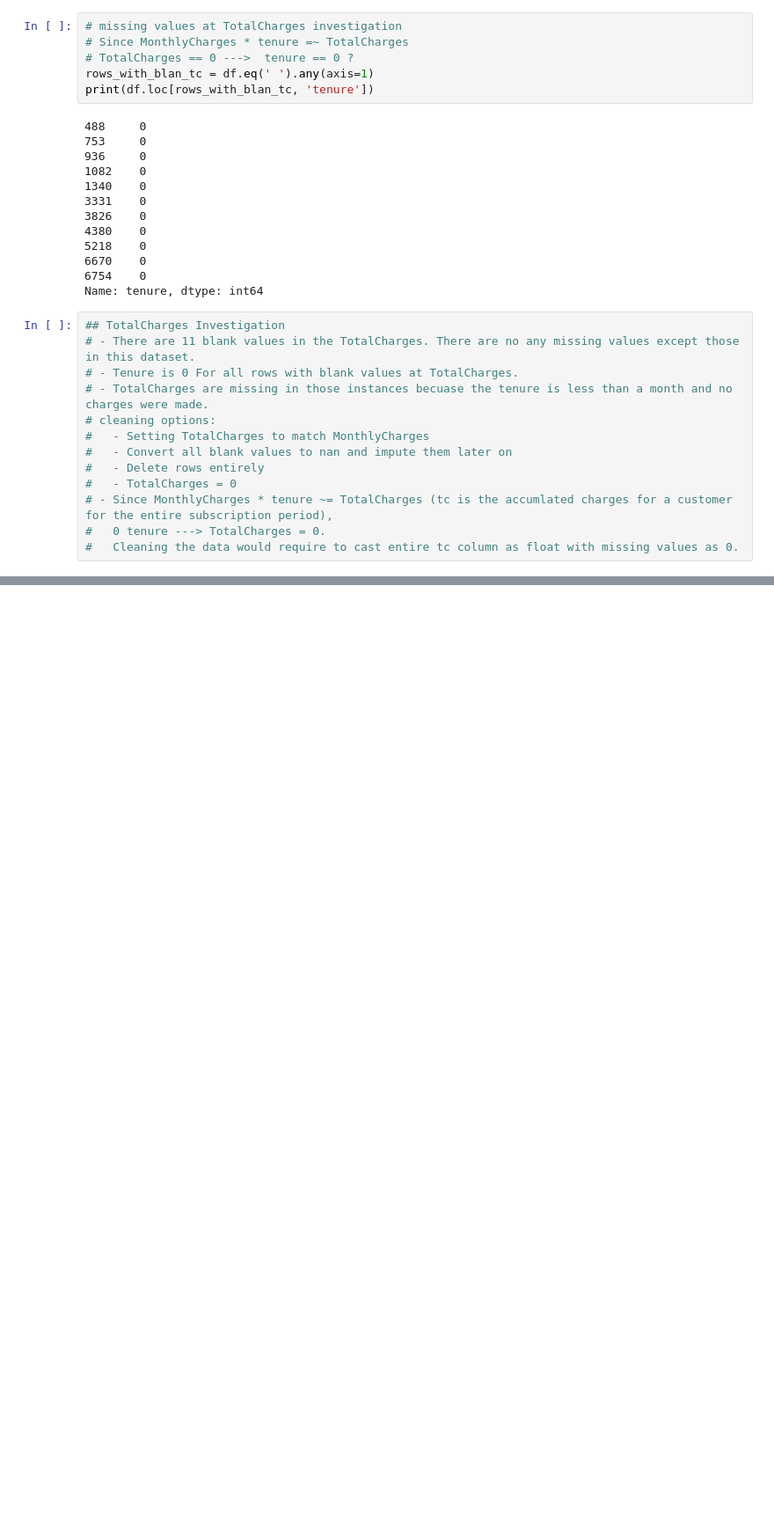
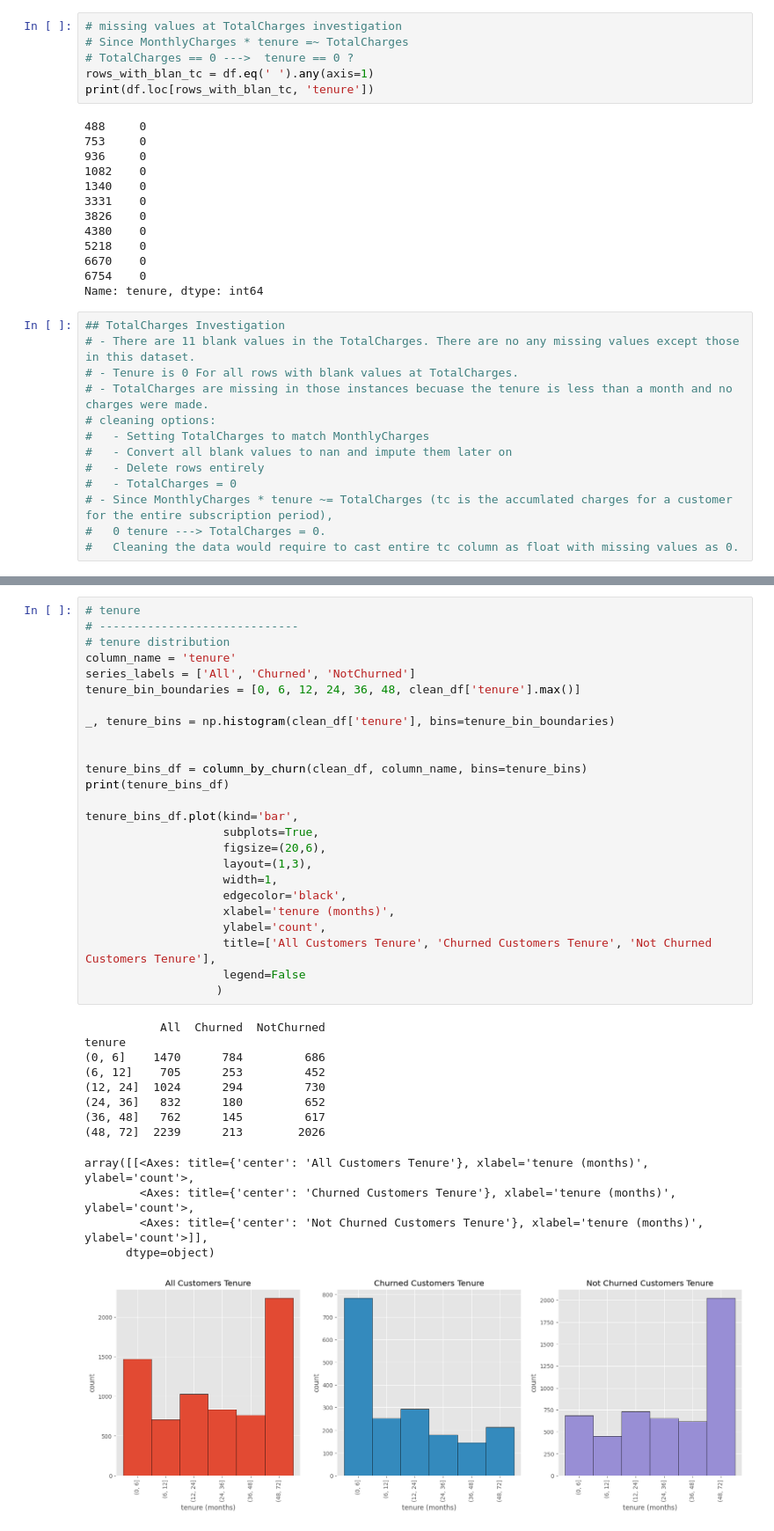
Before and after one commit to davidlvt6992/customer-churn-prediction, a Jupyter notebook: notebooks/01_eda.ipynb, the cells around one changed output, grey strips where cells are left out. Shown at 88% size. Drawn from its saved outputs; the diff is of its cells as text; blank space fills up the shorter version.

```diff
--- a/notebooks/01_eda.ipynb
+++ b/notebooks/01_eda.ipynb
@@ -263,0 +316,39 @@ print(clean_df.query('MonthlyCharges * tenure > TotalCharges').shape[0])
+# %%
+# tenure
+# -----------------------------
+# tenure distribution
+column_name = 'tenure'
+series_labels = ['All', 'Churned', 'NotChurned']
+tenure_bin_boundaries = [0, 6, 12, 24, 36, 48, clean_df['tenure'].max()]
+
+_, tenure_bins = np.histogram(clean_df['tenure'], bins=tenure_bin_boundaries)
+
+
+tenure_bins_df = column_by_churn(clean_df, column_name, bins=tenure_bins)
+print(tenure_bins_df)
+
+tenure_bins_df.plot(kind='bar',
+                    subplots=True,
+                    figsize=(20,6),
+                    layout=(1,3),
+                    width=1,
+                    edgecolor='black',
+                    xlabel='tenure (months)',
+                    ylabel='count',
+                    title=['All Customers Tenure', 'Churned Customers Tenure', 'Not Churned Customers Tenure'],
+                    legend=False
+                   )
+# %% [output]
+           All  Churned  NotChurned
+tenure
+(0, 6]    1470      784         686
+(6, 12]    705      253         452
+(12, 24]  1024      294         730
+(24, 36]   832      180         652
+(36, 48]   762      145         617
+(48, 72]  2239      213        2026
+array([[<Axes: title={'center': 'All Customers Tenure'}, xlabel='tenure (months)', ylabel='count'>,
+        <Axes: title={'center': 'Churned Customers Tenure'}, xlabel='tenure (months)', ylabel='count'>,
+        <Axes: title={'center': 'Not Churned Customers Tenure'}, xlabel='tenure (months)', ylabel='count'>]],
+      dtype=object)
+[figure, added]
```
Also changed, not shown: parts of 43 cells of this notebook.
